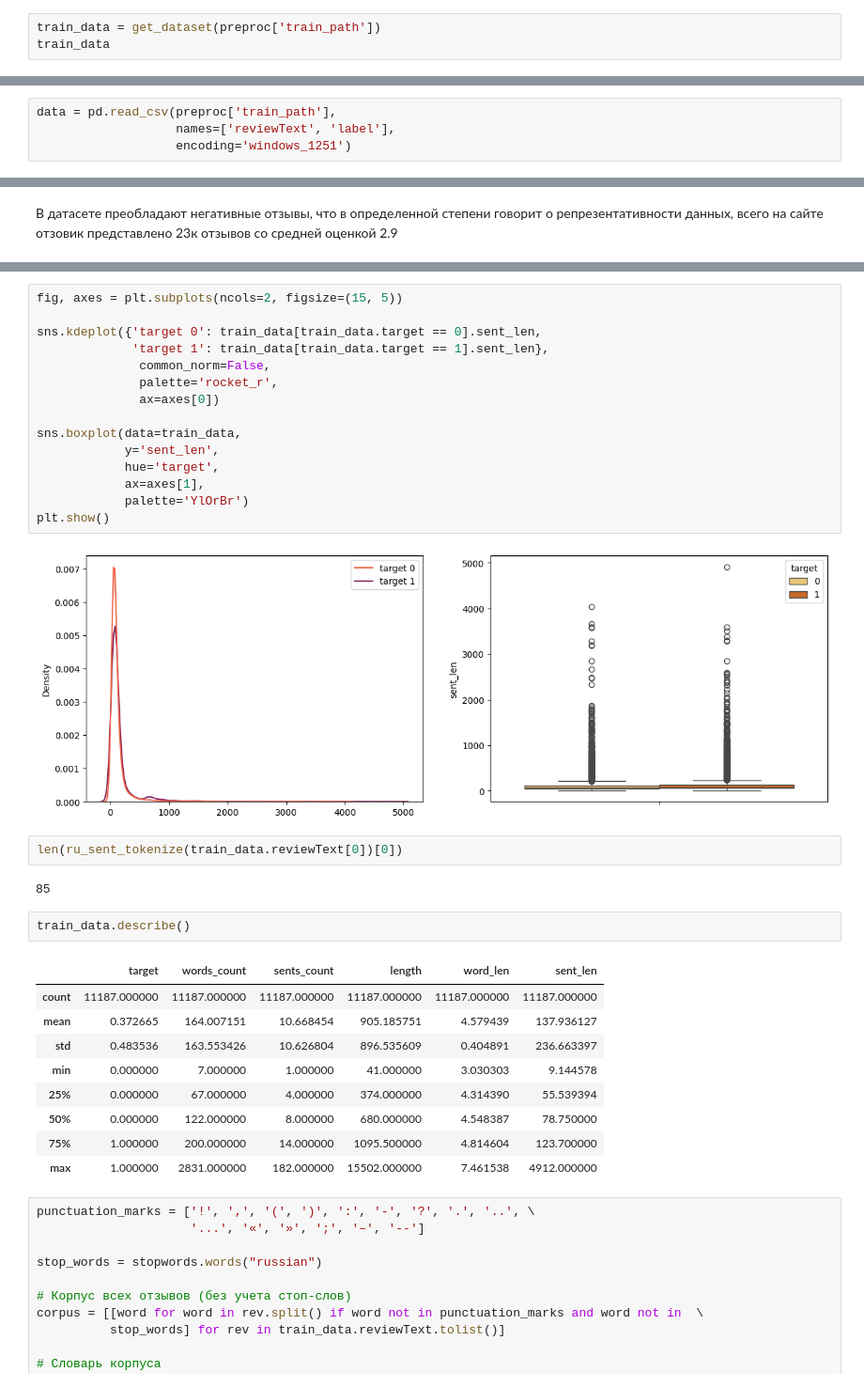
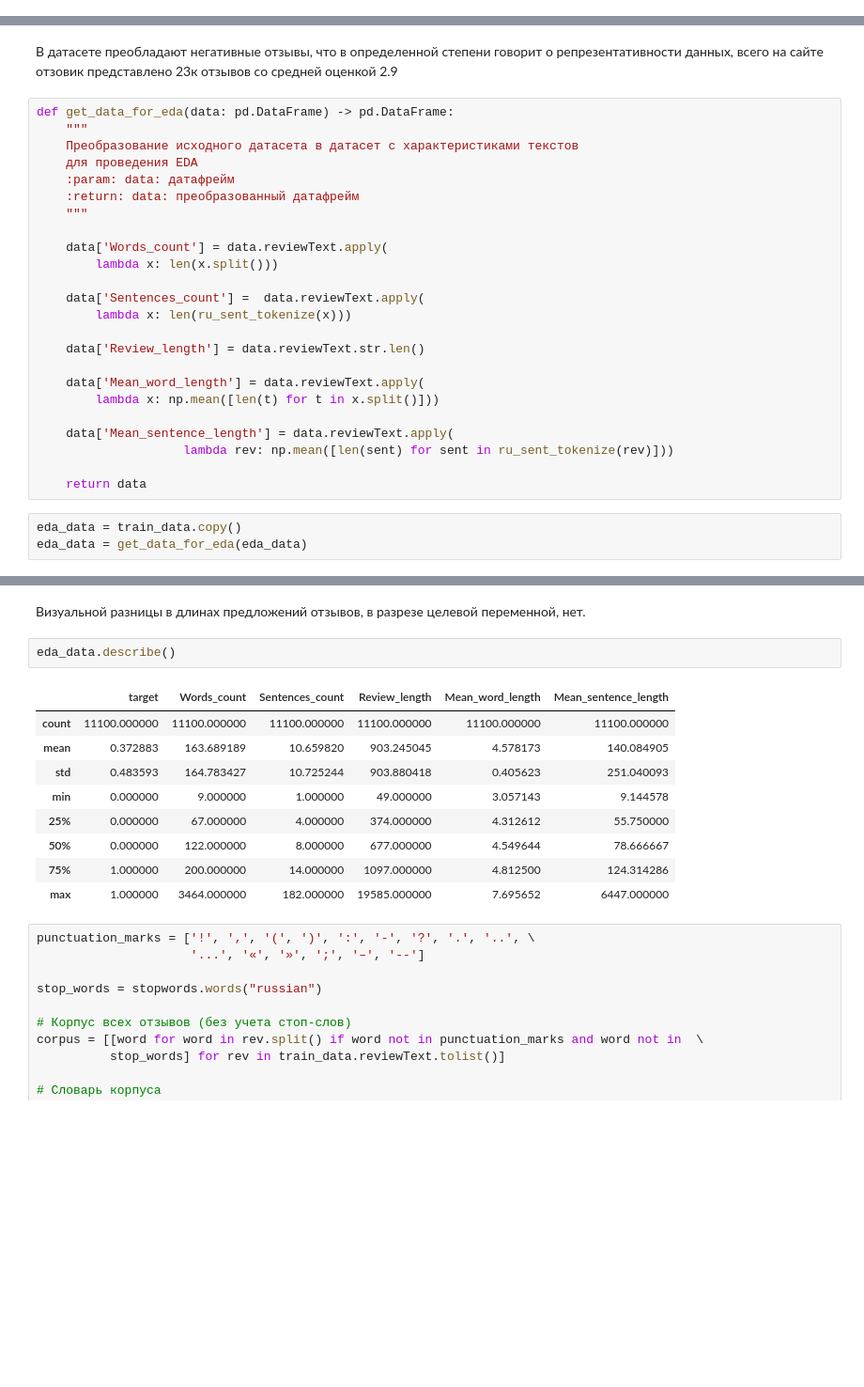
Before and after one commit to multibrendoviy/SentimentClassifierApp, a Jupyter notebook: notebooks/EDA_and_train.ipynb, the cells around one changed output, grey strips where cells are left out. Shown at 94% size. Drawn from its saved outputs; the diff is of its cells as text; blank space fills up the shorter version.

```diff
--- a/notebooks/EDA_and_train.ipynb
+++ b/notebooks/EDA_and_train.ipynb
@@ -271,6 +168,3 @@ def get_dataset(path: str):
     return data
 # %%
 train_data, test_data = split_data(data)
-# %%
-train_data = get_dataset(preproc['train_path'])
-train_data
@@ -291,4 +170,0 @@ train_data
-# %%
-data = pd.read_csv(preproc['train_path'],
-                   names=['reviewText', 'label'],
-                   encoding='windows_1251')
@@ -398,3 +290,30 @@ plot_bars(train_data, 'target')
 [figure]
 # %% [markdown]
 В датасете преобладают негативные отзывы, что в определенной степени говорит о репрезентативности данных, всего на сайте отзовик представлено 23к отзывов со средней оценкой 2.9
+# %%
+def get_data_for_eda(data: pd.DataFrame) -> pd.DataFrame:
+    """
+    Преобразование исходного датасета в датасет с характеристиками текстов
+    для проведения EDA
+    :param: data: датафрейм
+    :return: data: преобразованный датафрейм
+    """
+
+    data['Words_count'] = data.reviewText.apply(
+        lambda x: len(x.split()))
+
+    data['Sentences_count'] =  data.reviewText.apply(
+        lambda x: len(ru_sent_tokenize(x)))
+
+    data['Review_length'] = data.reviewText.str.len()
+
+    data['Mean_word_length'] = data.reviewText.apply(
+        lambda x: np.mean([len(t) for t in x.split()]))
+
+    data['Mean_sentence_length'] = data.reviewText.apply(
+                    lambda rev: np.mean([len(sent) for sent in ru_sent_tokenize(rev)]))
+
+    return data
+# %%
+eda_data = train_data.copy()
+eda_data = get_data_for_eda(eda_data)
@@ -566,36 +412,17 @@ train_data['sent_len'] = train_data.reviewText.apply(
-# %%
-fig, axes = plt.subplots(ncols=2, figsize=(15, 5))
-
-sns.kdeplot({'target 0': train_data[train_data.target == 0].sent_len,
-             'target 1': train_data[train_data.target == 1].sent_len},
-              common_norm=False,
-              palette='rocket_r',
-              ax=axes[0])
-
-sns.boxplot(data=train_data,
-            y='sent_len',
-            hue='target',
-            ax=axes[1],
-            palette='YlOrBr')
-plt.show()
-# %% [output]
-[figure, removed]
-# %%
-len(ru_sent_tokenize(train_data.reviewText[0])[0])
-# %% [output]
-85
+# %% [markdown]
+Визуальной разницы в длинах предложений отзывов, в разрезе целевой переменной, нет.
 # %%
-train_data.describe()
+eda_data.describe()
 # %% [output]
-|  | target | words_count | sents_count | length | word_len | sent_len |
-| count | 11187.000000 | 11187.000000 | 11187.000000 | 11187.000000 | 11187.000000 | 11187.000000 |
-| mean | 0.372665 | 164.007151 | 10.668454 | 905.185751 | 4.579439 | 137.936127 |
-| std | 0.483536 | 163.553426 | 10.626804 | 896.535609 | 0.404891 | 236.663397 |
-| min | 0.000000 | 7.000000 | 1.000000 | 41.000000 | 3.030303 | 9.144578 |
-| 25% | 0.000000 | 67.000000 | 4.000000 | 374.000000 | 4.314390 | 55.539394 |
-| 50% | 0.000000 | 122.000000 | 8.000000 | 680.000000 | 4.548387 | 78.750000 |
-| 75% | 1.000000 | 200.000000 | 14.000000 | 1095.500000 | 4.814604 | 123.700000 |
-| max | 1.000000 | 2831.000000 | 182.000000 | 15502.000000 | 7.461538 | 4912.000000 |
+|  | target | Words_count | Sentences_count | Review_length | Mean_word_length | Mean_sentence_length |
+| count | 11100.000000 | 11100.000000 | 11100.000000 | 11100.000000 | 11100.000000 | 11100.000000 |
+| mean | 0.372883 | 163.689189 | 10.659820 | 903.245045 | 4.578173 | 140.084905 |
+| std | 0.483593 | 164.783427 | 10.725244 | 903.880418 | 0.405623 | 251.040093 |
+| min | 0.000000 | 9.000000 | 1.000000 | 49.000000 | 3.057143 | 9.144578 |
+| 25% | 0.000000 | 67.000000 | 4.000000 | 374.000000 | 4.312612 | 55.750000 |
+| 50% | 0.000000 | 122.000000 | 8.000000 | 677.000000 | 4.549644 | 78.666667 |
+| 75% | 1.000000 | 200.000000 | 14.000000 | 1097.000000 | 4.812500 | 124.314286 |
+| max | 1.000000 | 3464.000000 | 182.000000 | 19585.000000 | 7.695652 | 6447.000000 |
 # %%
 punctuation_marks = ['!', ',', '(', ')', ':', '-', '?', '.', '..', \
                      '...', '«', '»', ';', '–', '--']
```
Also changed, not shown: parts of 76 cells of this notebook, 19 other files.
